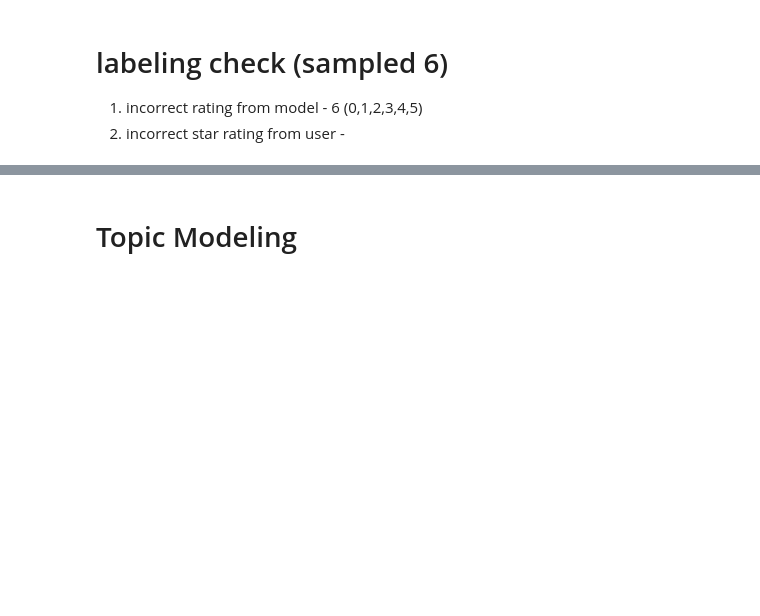
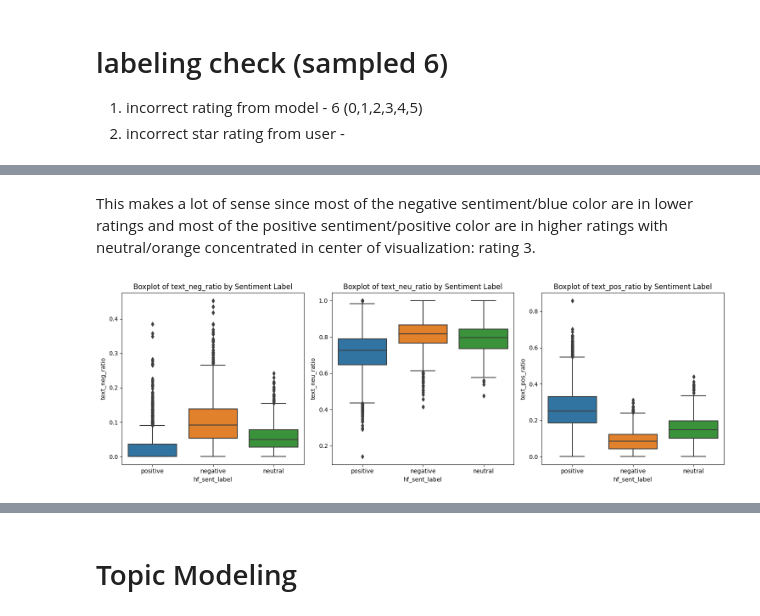
Before and after one commit to mindyng/2024-Business-Projects, a Jupyter notebook: yelp-reviews-analysis.ipynb, the cells around one changed output, grey strips where cells are left out. Saved outputs shown, nothing was run; the diff lists cells and outputs as text; code cells hidden in the pictures; blank space fills up the shorter version.

```diff
--- a/yelp-reviews-analysis.ipynb
+++ b/yelp-reviews-analysis.ipynb
@@ -690,0 +802,27 @@ test4
+# %% [markdown]
+This makes a lot of sense since most of the negative sentiment/blue color are in lower ratings and most of the positive sentiment/positive color are in higher ratings with neutral/orange concentrated in center of visualization: rating 3.
+# %%
+# Look at the box plot of sentiment ratios broken down by overall sentiment
+# Plot boxplots for text_neg_ratio, text_neu_ratio, and text_pos_ratio broken down by hf_sent_label
+plt.figure(figsize=(15, 5))
+
+# Plot for text_neg_ratio
+plt.subplot(1, 3, 1)
+sns.boxplot(x='hf_sent_label', y='text_neg_ratio', data=test4)
+plt.title('Boxplot of text_neg_ratio by Sentiment Label')
+
+# Plot for text_neu_ratio
+plt.subplot(1, 3, 2)
+sns.boxplot(x='hf_sent_label', y='text_neu_ratio', data=test4)
+plt.title('Boxplot of text_neu_ratio by Sentiment Label')
+
+# Plot for text_pos_ratio
+plt.subplot(1, 3, 3)
+sns.boxplot(x='hf_sent_label', y='text_pos_ratio', data=test4)
+plt.title('Boxplot of text_pos_ratio by Sentiment Label')
+
+# Adjust layout and show plot
+plt.tight_layout()
+plt.show()
+# %% [output]
+[figure, added]
```
Also changed, not shown: parts of 75 cells of this notebook.
